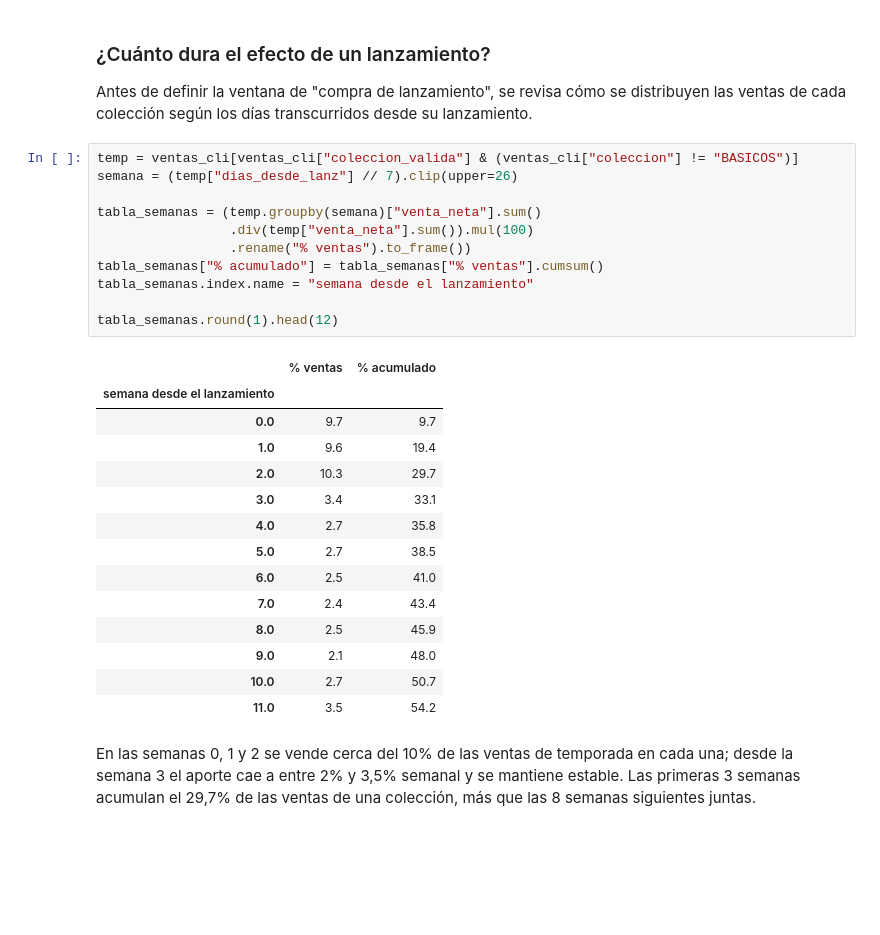
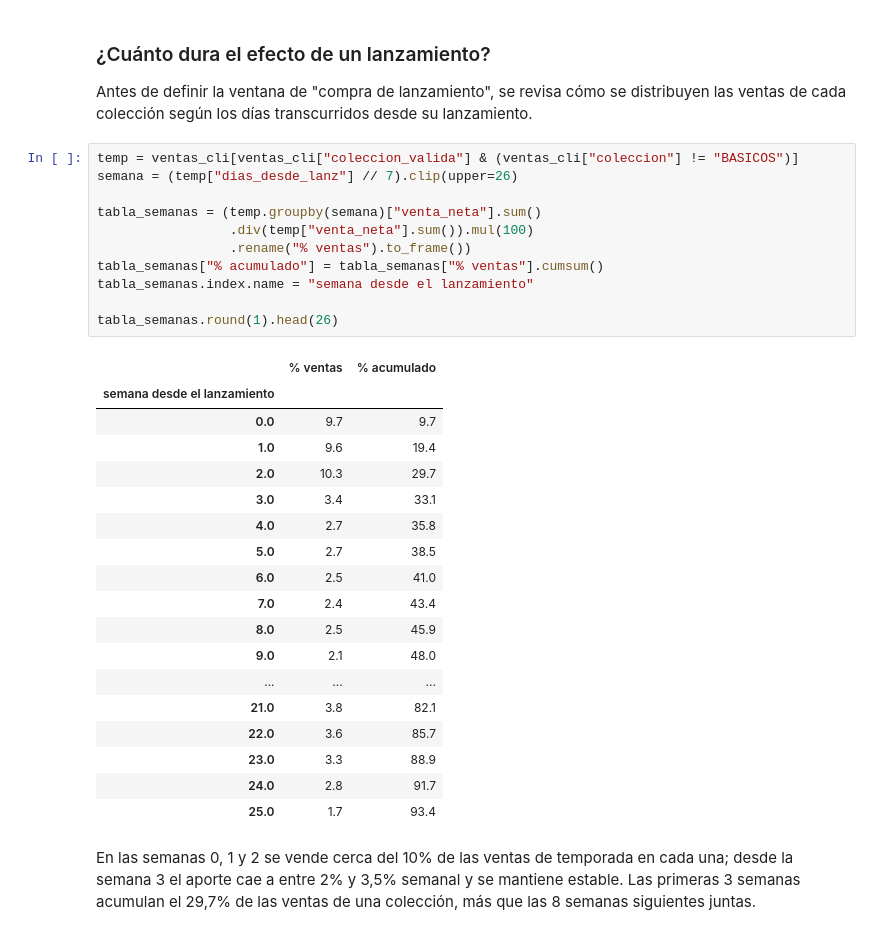
Before and after one commit to Edmh1/retail-customer-analytics, a Jupyter notebook: notebooks/02_analisis.ipynb, the cells around one changed output. Cells and saved outputs as stored; diff of their text form; blank space fills up the shorter version.

```diff
--- a/notebooks/02_analisis.ipynb
+++ b/notebooks/02_analisis.ipynb
@@ -134,29 +134,33 @@ Antes de definir la ventana de "compra de lanzamiento", se revisa cómo se distr
 # %%
 temp = ventas_cli[ventas_cli["coleccion_valida"] & (ventas_cli["coleccion"] != "BASICOS")]
 semana = (temp["dias_desde_lanz"] // 7).clip(upper=26)
 
 tabla_semanas = (temp.groupby(semana)["venta_neta"].sum()
                  .div(temp["venta_neta"].sum()).mul(100)
                  .rename("% ventas").to_frame())
 tabla_semanas["% acumulado"] = tabla_semanas["% ventas"].cumsum()
 tabla_semanas.index.name = "semana desde el lanzamiento"
 
-tabla_semanas.round(1).head(12)
+tabla_semanas.round(1).head(26)
 # %% [output]
 |  | % ventas | % acumulado |
 | semana desde el lanzamiento |  |  |
 | 0.0 | 9.7 | 9.7 |
 | 1.0 | 9.6 | 19.4 |
 | 2.0 | 10.3 | 29.7 |
 | 3.0 | 3.4 | 33.1 |
 | 4.0 | 2.7 | 35.8 |
 | 5.0 | 2.7 | 38.5 |
 | 6.0 | 2.5 | 41.0 |
 | 7.0 | 2.4 | 43.4 |
 | 8.0 | 2.5 | 45.9 |
 | 9.0 | 2.1 | 48.0 |
-| 10.0 | 2.7 | 50.7 |
-| 11.0 | 3.5 | 54.2 |
+| ... | ... | ... |
+| 21.0 | 3.8 | 82.1 |
+| 22.0 | 3.6 | 85.7 |
+| 23.0 | 3.3 | 88.9 |
+| 24.0 | 2.8 | 91.7 |
+| 25.0 | 1.7 | 93.4 |
 # %% [markdown]
 En las semanas 0, 1 y 2 se vende cerca del 10% de las ventas de temporada en cada una; desde la semana 3 el aporte cae a entre 2% y 3,5% semanal y se mantiene estable. Las primeras 3 semanas acumulan el 29,7% de las ventas de una colección, más que las 8 semanas siguientes juntas.
 # %%
```
Also changed, not shown: parts of 6 cells of this notebook.
